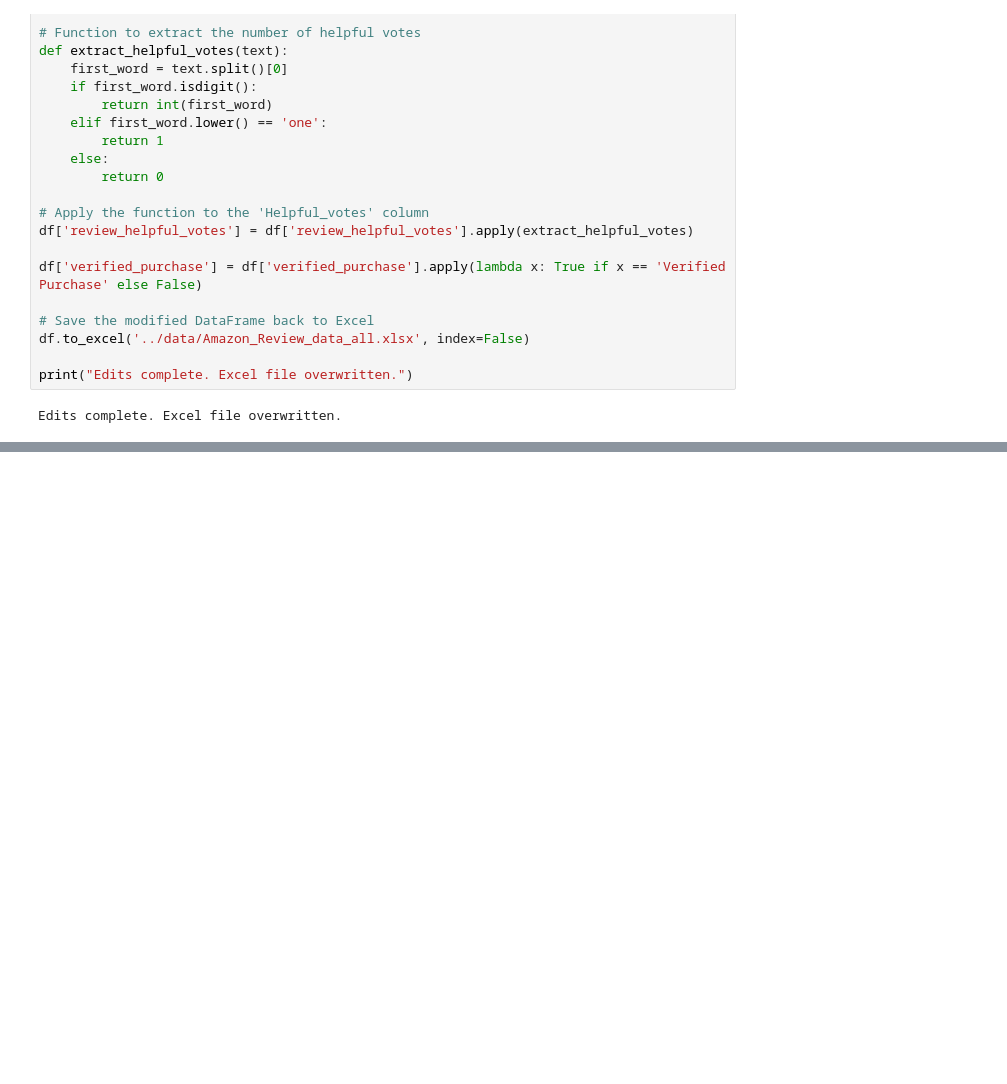
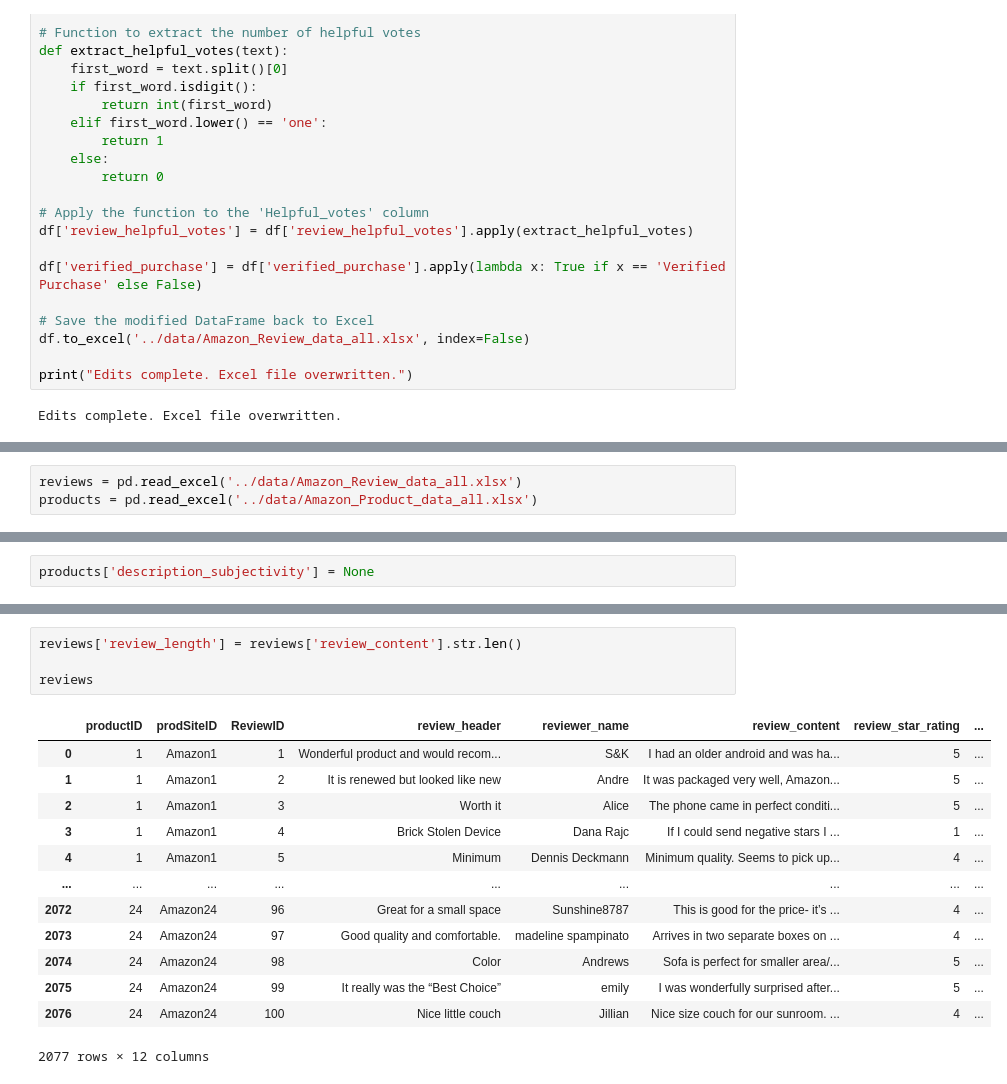
Before and after one commit to aneeshkhole/Perceived-Usefulness-of-online-customer-reviews, a Jupyter notebook: src/Amazon_Review_data_scraping.ipynb, the cells around one changed output, grey strips where cells are left out. Drawn from its saved outputs; the diff is of its cells as text; blank space fills up the shorter version.

```diff
--- a/src/Amazon_Review_data_scraping.ipynb
+++ b/src/Amazon_Review_data_scraping.ipynb
@@ -207,0 +227,3 @@ Edits complete. Excel file overwritten.
+# %%
+reviews = pd.read_excel('../data/Amazon_Review_data_all.xlsx')
+products = pd.read_excel('../data/Amazon_Product_data_all.xlsx')
@@ -207,0 +232,2 @@ Edits complete. Excel file overwritten.
+# %%
+products['description_subjectivity'] = None
@@ -207,0 +290,18 @@ Edits complete. Excel file overwritten.
+# %%
+reviews['review_length'] = reviews['review_content'].str.len()
+
+reviews
+# %% [output]
+|  | productID | prodSiteID | ReviewID | review_header | reviewer_name | review_content | review_star_rating | ... |
+| 0 | 1 | Amazon1 | 1 | Wonderful product and would recom... | S&K | I had an older android and was ha... | 5 | ... |
+| 1 | 1 | Amazon1 | 2 | It is renewed but looked like new | Andre | It was packaged very well, Amazon... | 5 | ... |
+| 2 | 1 | Amazon1 | 3 | Worth it | Alice | The phone came in perfect conditi... | 5 | ... |
+| 3 | 1 | Amazon1 | 4 | Brick Stolen Device | Dana Rajc | If I could send negative stars I ... | 1 | ... |
+| 4 | 1 | Amazon1 | 5 | Minimum | Dennis Deckmann | Minimum quality. Seems to pick up... | 4 | ... |
+| ... | ... | ... | ... | ... | ... | ... | ... | ... |
+| 2072 | 24 | Amazon24 | 96 | Great for a small space | Sunshine8787 | This is good for the price- it’s ... | 4 | ... |
+| 2073 | 24 | Amazon24 | 97 | Good quality and comfortable. | madeline spampinato | Arrives in two separate boxes on ... | 4 | ... |
+| 2074 | 24 | Amazon24 | 98 | Color | Andrews | Sofa is perfect for smaller area/... | 5 | ... |
+| 2075 | 24 | Amazon24 | 99 | It really was the “Best Choice” | emily | I was wonderfully surprised after... | 5 | ... |
+| 2076 | 24 | Amazon24 | 100 | Nice little couch | Jillian | Nice size couch for our sunroom. ... | 4 | ... |
+2077 rows × 12 columns
```
Also changed, not shown: parts of 9 cells of this notebook, 2 other files.
